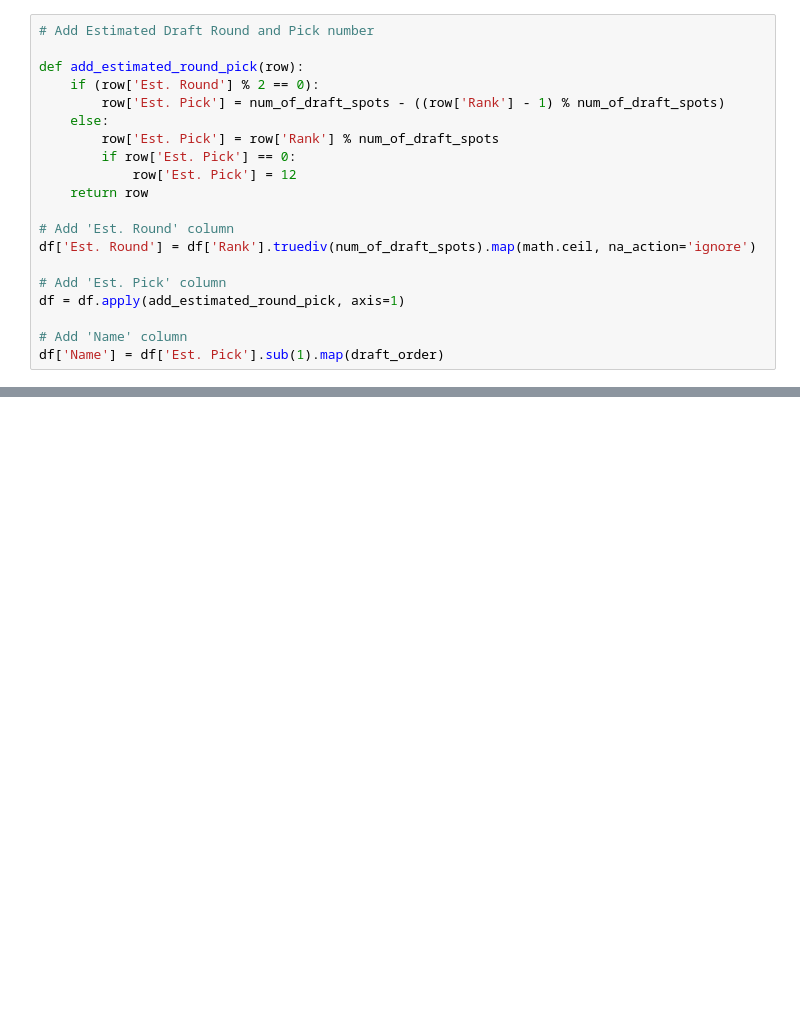
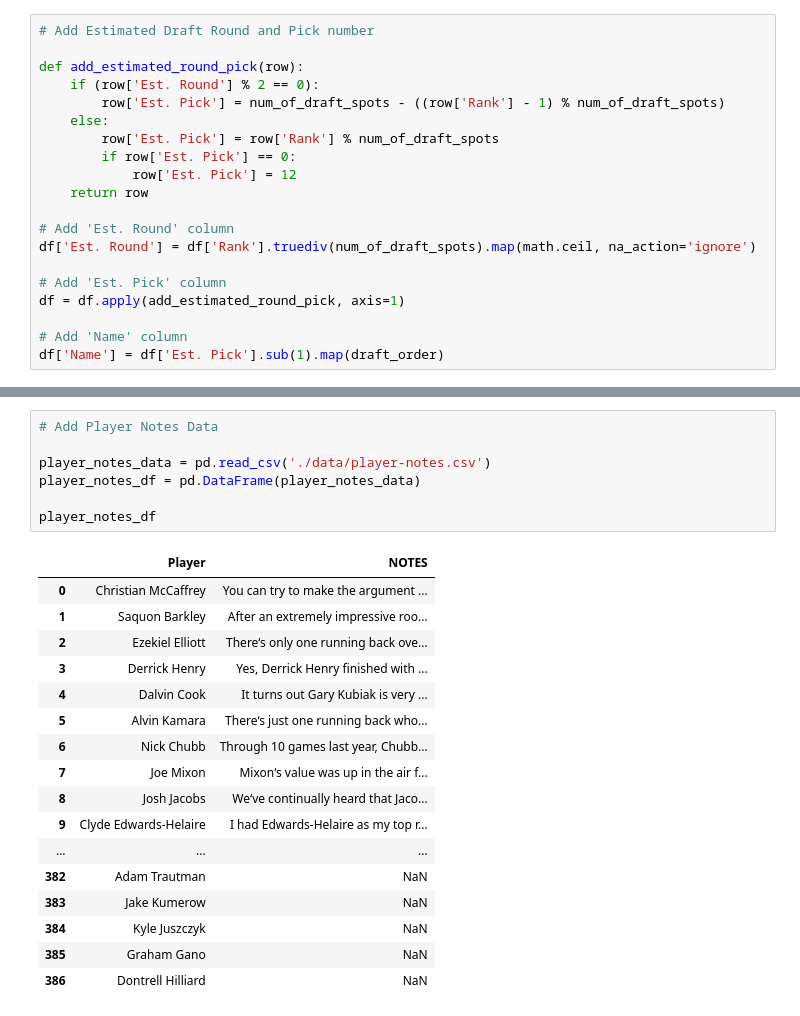
Before and after one commit to dillondrenzek/fantasy-football, a Jupyter notebook: draft-position-analysis.ipynb, the cells around one changed output, grey strips where cells are left out. Saved outputs shown, nothing was run; the diff lists cells and outputs as text; blank space fills up the shorter version.

Commit message:
add tier and notes info

```diff
--- a/draft-position-analysis.ipynb
+++ b/draft-position-analysis.ipynb
@@ -71,3 +61,28 @@ df = df.apply(add_trade_names, axis=1)
+# %%
+# Add Player Notes Data
+
+player_notes_data = pd.read_csv('./data/player-notes.csv')
+player_notes_df = pd.DataFrame(player_notes_data)
+
+player_notes_df
+# %% [output]
+|  | Player | NOTES |
+| 0 | Christian McCaffrey | You can try to make the argument ... |
+| 1 | Saquon Barkley | After an extremely impressive roo... |
+| 2 | Ezekiel Elliott | There‘s only one running back ove... |
+| 3 | Derrick Henry | Yes, Derrick Henry finished with ... |
+| 4 | Dalvin Cook | It turns out Gary Kubiak is very ... |
+| 5 | Alvin Kamara | There‘s just one running back who... |
+| 6 | Nick Chubb | Through 10 games last year, Chubb... |
+| 7 | Joe Mixon | Mixon‘s value was up in the air f... |
+| 8 | Josh Jacobs | We‘ve continually heard that Jaco... |
+| 9 | Clyde Edwards-Helaire | I had Edwards-Helaire as my top r... |
+| ... | ... | ... |
+| 382 | Adam Trautman | NaN |
+| 383 | Jake Kumerow | NaN |
+| 384 | Kyle Juszczyk | NaN |
+| 385 | Graham Gano | NaN |
+| 386 | Dontrell Hilliard | NaN |
 # %%
 def shade_row(row):
     def bg(color):
```
Also changed, not shown: parts of 5 cells of this notebook, 11 other files.
